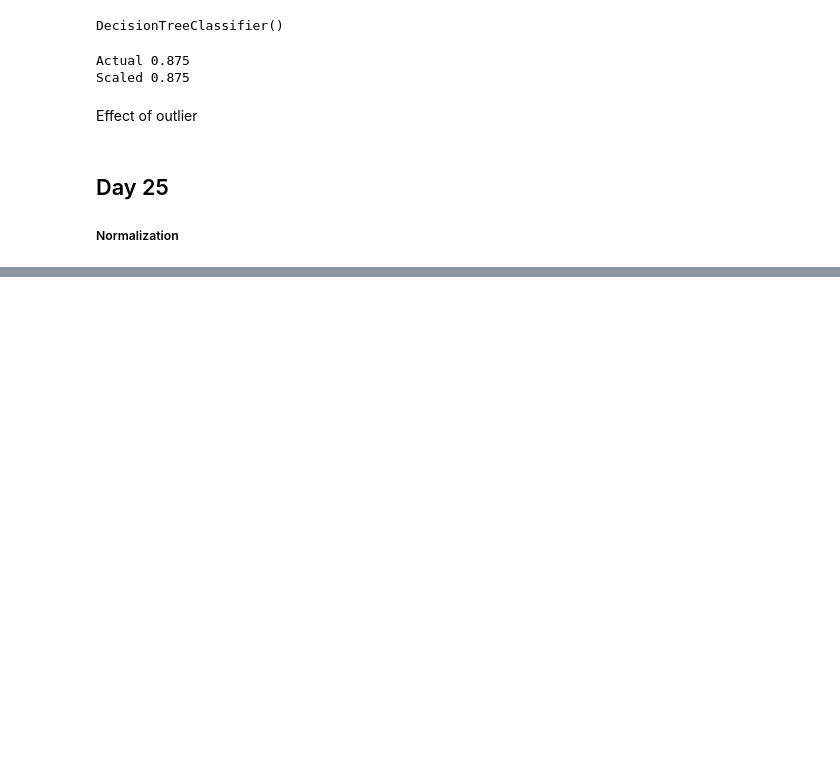
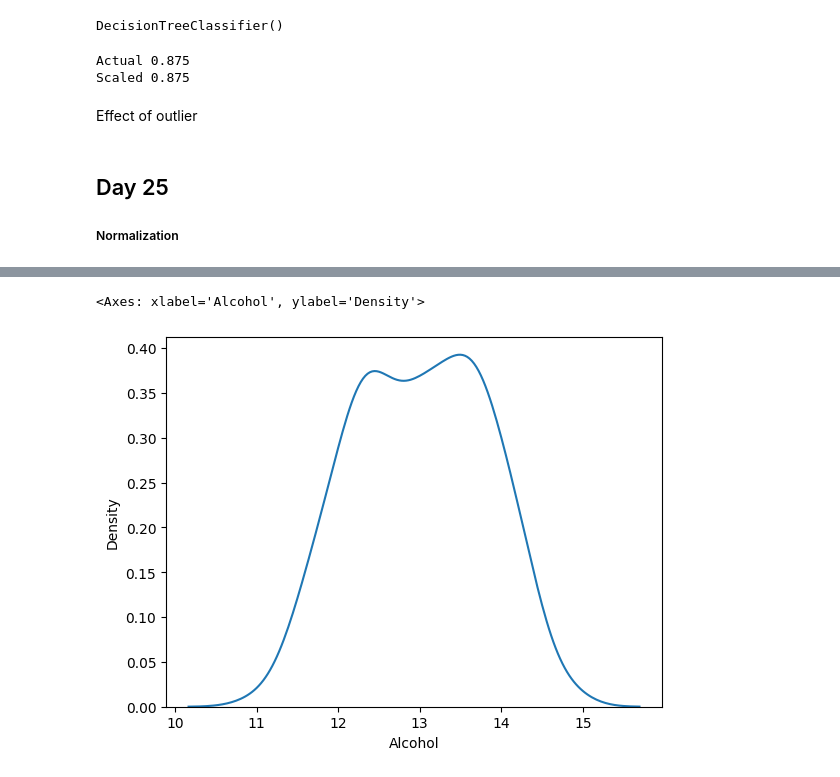
Before and after one commit to panditsumit8825/Machine-Learning, a Jupyter notebook: end_to_end_ml.ipynb, the cells around one changed output, grey strips where cells are left out. Cells and saved outputs as stored; diff of their text form; code cells hidden in the pictures; blank space fills up the shorter version.

```diff
--- a/end_to_end_ml.ipynb
+++ b/end_to_end_ml.ipynb
@@ -903,0 +909,3 @@ Effect of outlier
+# %%
+df=pd.read_csv('/content/Wine dataset.csv',header=None,usecols=[0,1,2])
+df.columns=['Class label','Alcohol','Malic acid']
@@ -903,0 +928,7 @@ Effect of outlier
+# %%
+df['Alcohol']=pd.to_numeric(df['Alcohol'],errors='coerce')
+df['Malic acid']=pd.to_numeric(df['Malic acid'],errors='coerce')
+sns.kdeplot(data=df,x='Alcohol')
+# %% [output]
+<Axes: xlabel='Alcohol', ylabel='Density'>
+[figure, added]
```
Also changed, not shown: parts of 13 cells of this notebook.
